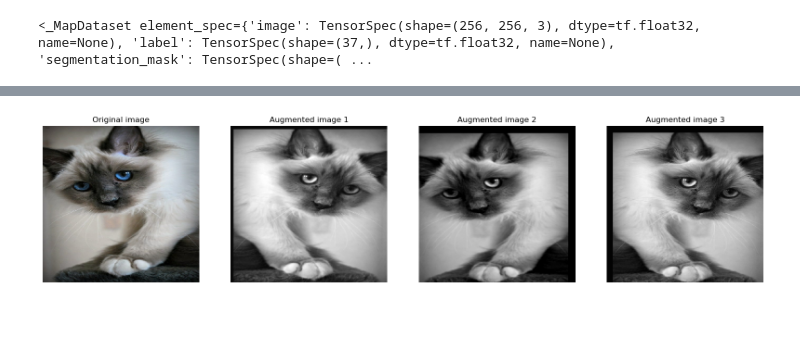
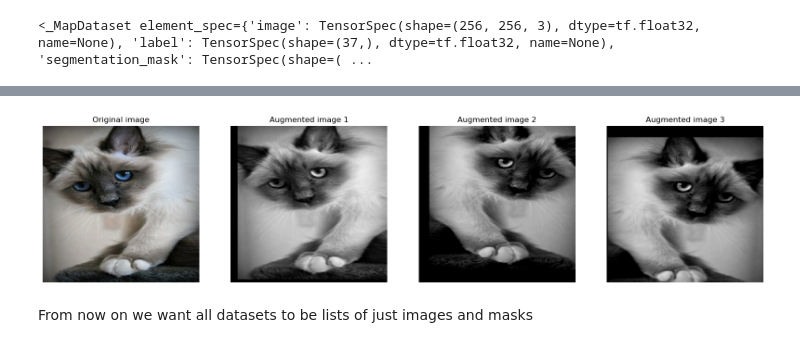
Before and after one commit to vidiasgiannis/CV_Segmentation_Mask_Modelling, a Jupyter notebook: src/main.ipynb, the cells around one changed output, grey strips where cells are left out. Saved outputs shown, nothing was run; the diff lists cells and outputs as text; code cells hidden in the pictures; blank space fills up the shorter version.

```diff
--- a/src/main.ipynb
+++ b/src/main.ipynb
@@ -83,3 +70,6 @@ augmentation = augmentation_layers()
+# %%
+augmentation_color = augmentation_layers_color()
+augmentation_geometric = augmentation_layers_geometric()
 # %%
 for example in train.take(1):
     image = example['image']
@@ -94,7 +84,8 @@ for example in train.take(1):
 
     # Plot augmented images
     for i in range(3):
-        aug_img = augmentation(tf.expand_dims(image, axis=0))
+        aug_img = augmentation_geometric(tf.expand_dims(image, axis=0))
+        aug_img = augmentation_color(aug_img)
         plt.subplot(1, 4, i+2)
         plt.title(f"Augmented image {i+1}")
         plt.imshow(aug_img[0])
@@ -106 +97,3 @@ plt.show()
-[figure, old version]
+[figure, new version]
+# %% [markdown]
+From now on we want all datasets to be lists of just images and masks
```
Also changed, not shown: parts of 10 cells of this notebook, 1 other file.
